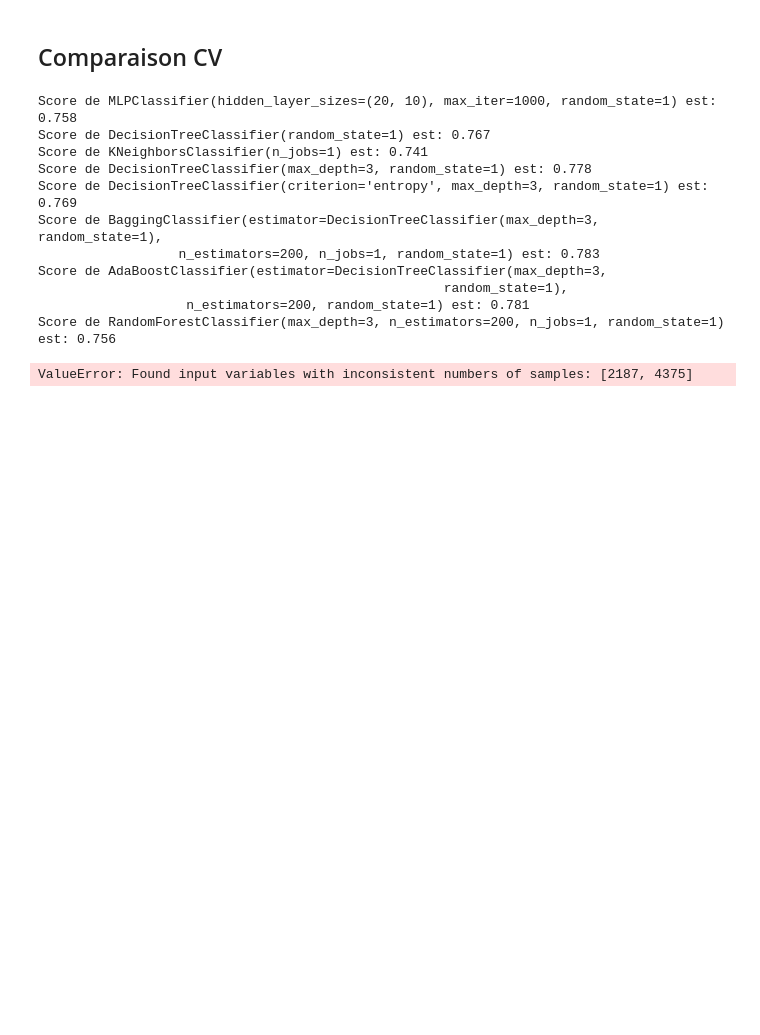
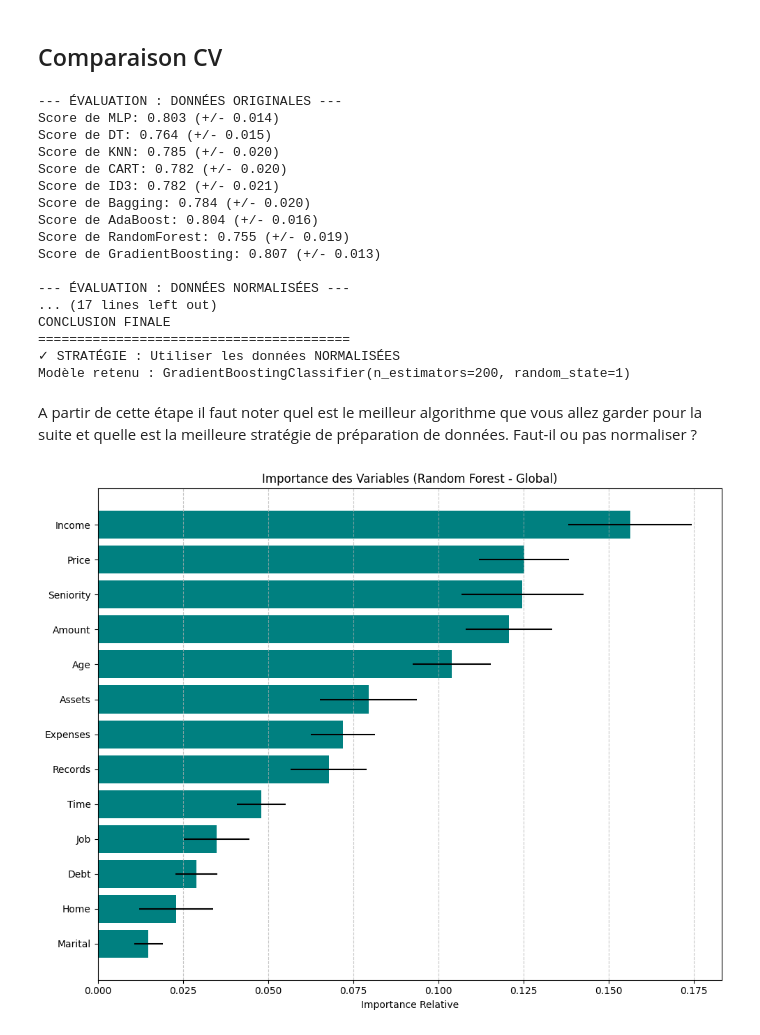
Before and after one commit to cerinekerarma/Machine_learning_project2, a Jupyter notebook: src/credit_scoring.ipynb, the cells around one changed output. Drawn from its saved outputs; the diff is of its cells as text; code cells hidden in the pictures; blank space fills up the shorter version.

```diff
--- a/src/credit_scoring.ipynb
+++ b/src/credit_scoring.ipynb
@@ -149,39 +116,41 @@ def comparaison_CV(X, Y, clfs):
 # %%
+# 1. Évaluation sur les données originales
+print("--- ÉVALUATION : DONNÉES ORIGINALES ---")
 best_classifieur, best_score = apprentissage_CV(x, y, clfs)
-best_classifieur_norm, best_score_norm = apprentissage_CV(X_train_norm, y, clfs)
-meilleur_original = comparaison_CV(x, y, clfs)
-meilleur_norm = comparaison_CV(X_train_norm, Y_train, clfs)
+
+# 2. Évaluation sur les données normalisées
+print("\n--- ÉVALUATION : DONNÉES NORMALISÉES ---")
+best_classifieur_norm, best_score_norm = apprentissage_CV(X_norm, y, clfs)
+
+# Affichage de la synthèse
 
 print("SYNTHÈSE DES RÉSULTATS")
-print(f"Meilleur sur données originales: {best_classifieur}")
-print(f"Score: {best_score:.3f}")
-
-print(f"\nMeilleur sur données normalisées: {best_classifieur_norm}")
-print(f"Score: {best_score_norm:.3f}")
-
-print("\n" + "="*60)
-print("CONCLUSION")
-print("="*60)
-if best_score > best_score_norm:
-    print("✓ LES DONNÉES ORIGINALES DONNENT DE MEILLEURS RÉSULTATS")
-    print(f"  Algorithme à retenir: {best_classifieur}")
-    print(f"  Score: {best_score:.3f}")
-    print("\n→ STRATÉGIE: Ne pas normaliser les données")
-else:
-    print("LES DONNÉES NORMALISÉES DONNENT DE MEILLEURS RÉSULTATS")
-    print(f"  Algorithme à retenir: {best_classifieur_norm}")
-    print(f"  Score: {best_score_norm:.3f}")
-    print("\n→ STRATÉGIE: Normaliser les données")
+print(f"Meilleur (Original)   : {best_classifieur} avec {best_score:.3f}")
+print(f"Meilleur (Normalisé)  : {best_classifieur_norm} avec {best_score_norm:.3f}")
 # %% [output]
-Score de MLPClassifier(hidden_layer_sizes=(20, 10), max_iter=1000, random_state=1) est: 0.758
-Score de DecisionTreeClassifier(random_state=1) est: 0.767
-Score de KNeighborsClassifier(n_jobs=1) est: 0.741
-Score de DecisionTreeClassifier(max_depth=3, random_state=1) est: 0.778
-Score de DecisionTreeClassifier(criterion='entropy', max_depth=3, random_state=1) est: 0.769
-Score de BaggingClassifier(estimator=DecisionTreeClassifier(max_depth=3, random_state=1),
-                  n_estimators=200, n_jobs=1, random_state=1) est: 0.783
-Score de AdaBoostClassifier(estimator=DecisionTreeClassifier(max_depth=3,
-                                                    random_state=1),
-                   n_estimators=200, random_state=1) est: 0.781
-Score de RandomForestClassifier(max_depth=3, n_estimators=200, n_jobs=1, random_state=1) est: 0.756
+--- ÉVALUATION : DONNÉES ORIGINALES ---
+Score de MLP: 0.803 (+/- 0.014)
+Score de DT: 0.764 (+/- 0.015)
+Score de KNN: 0.785 (+/- 0.020)
+Score de CART: 0.782 (+/- 0.020)
+Score de ID3: 0.782 (+/- 0.021)
+Score de Bagging: 0.784 (+/- 0.020)
+Score de AdaBoost: 0.804 (+/- 0.016)
+Score de RandomForest: 0.755 (+/- 0.019)
+Score de GradientBoosting: 0.807 (+/- 0.013)
+
+--- ÉVALUATION : DONNÉES NORMALISÉES ---
+... (17 lines left out)
+CONCLUSION FINALE
+========================================
+✓ STRATÉGIE : Utiliser les données NORMALISÉES
+Modèle retenu : GradientBoostingClassifier(n_estimators=200, random_state=1)
-ValueError: Found input variables with inconsistent numbers of samples: [2187, 4375]
+# %% [markdown]
+A partir de cette étape il faut noter quel est le meilleur algorithme que vous allez garder pour la suite et
+quelle est la meilleure stratégie de préparation de données. Faut-il ou pas normaliser ?
+# %%
+
+# Appel avec les données complètes
+indices_tries = afficher_importance_variables(x, y, variables)
+# %% [output]
+[figure, added]
```
Also changed, not shown: parts of 11 cells of this notebook, 1 other file.
